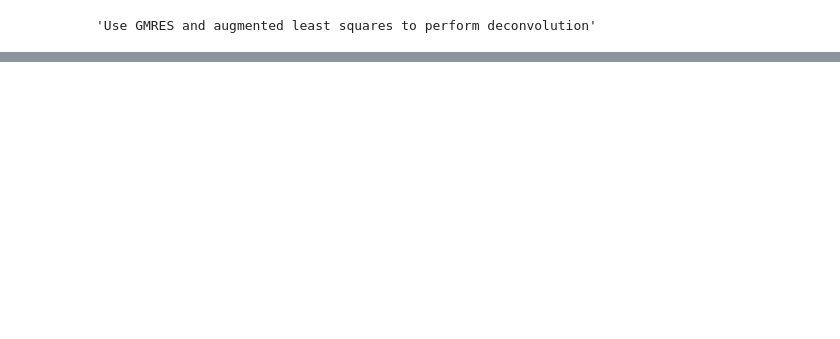
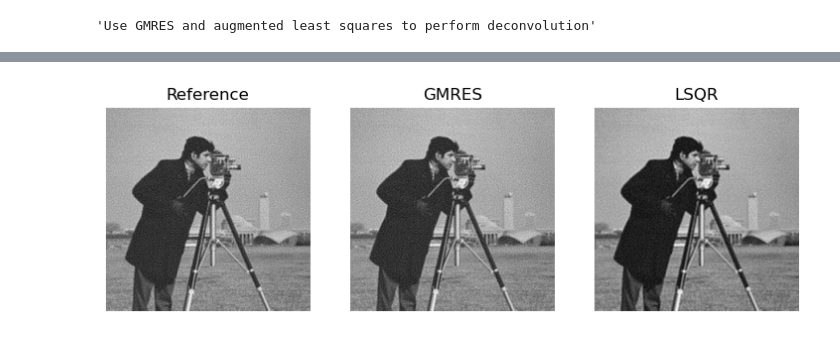
Before and after one commit to markpinnock/inverse-problems, a Jupyter notebook: notebooks/01_basics_natural_img/03_deconvolution.ipynb, the cells around one changed output, grey strips where cells are left out. Cells and saved outputs as stored; diff of their text form; code cells hidden in the pictures; blank space fills up the shorter version.

```diff
--- a/notebooks/01_basics_natural_img/03_deconvolution.ipynb
+++ b/notebooks/01_basics_natural_img/03_deconvolution.ipynb
@@ -97,0 +125,13 @@ itn   =      22   r2norm = 2.9e+01   acond = 3.3e+01   xnorm  = 8.9e+00
+# %%
+"""Find optimal alpha using GMRES and TK0"""
+
+gmres_tuner.parameter_sweep(
+    alphas=alphas,
+    L_func=identity_operator,
+    save_imgs=True,
+)
+gmres_tuner.display_metrics()
+gmres_tuner.display_sample(slice(50, 150), slice(80, 180))
+print(f"Optimal alpha: {gmres_tuner.optimal_alpha}")
+print(gmres_tuner.metrics_df)
+gmres_tk0_f_hat = gmres_tuner._optimal_f_hat
@@ -97,0 +169,13 @@ itn   =      22   r2norm = 2.9e+01   acond = 3.3e+01   xnorm  = 8.9e+00
+# %%
+"""Compare with optimal alpha using LSQR and TK0"""
+
+lsqr_tuner.parameter_sweep(
+    alphas=alphas,
+    L_func=identity_operator,
+    save_imgs=True,
+)
+lsqr_tuner.display_metrics()
+lsqr_tuner.display_sample(slice(50, 150), slice(80, 180))
+print(f"Optimal alpha: {lsqr_tuner.optimal_alpha}")
+print(lsqr_tuner.metrics_df)
+lsqr_tk0_f_hat = lsqr_tuner._optimal_f_hat
@@ -97,0 +213,19 @@ itn   =      22   r2norm = 2.9e+01   acond = 3.3e+01   xnorm  = 8.9e+00
+# %%
+"""Compare different techniques"""
+
+plt.figure(figsize=(9, 3))
+plt.subplot(1, 3, 1)
+plt.imshow(lsqr_tk0_f_hat, cmap="gray")
+plt.axis("off")
+plt.title("Reference")
+plt.subplot(1, 3, 2)
+plt.imshow(gmres_tk0_f_hat, cmap="gray")
+plt.axis("off")
+plt.title("GMRES")
+plt.subplot(1, 3, 3)
+plt.imshow(f_hat, cmap="gray")
+plt.axis("off")
+plt.title("LSQR")
+plt.show()
+# %% [output]
+[figure, added]
```
Also changed, not shown: parts of 7 cells of this notebook, 2 other files.
